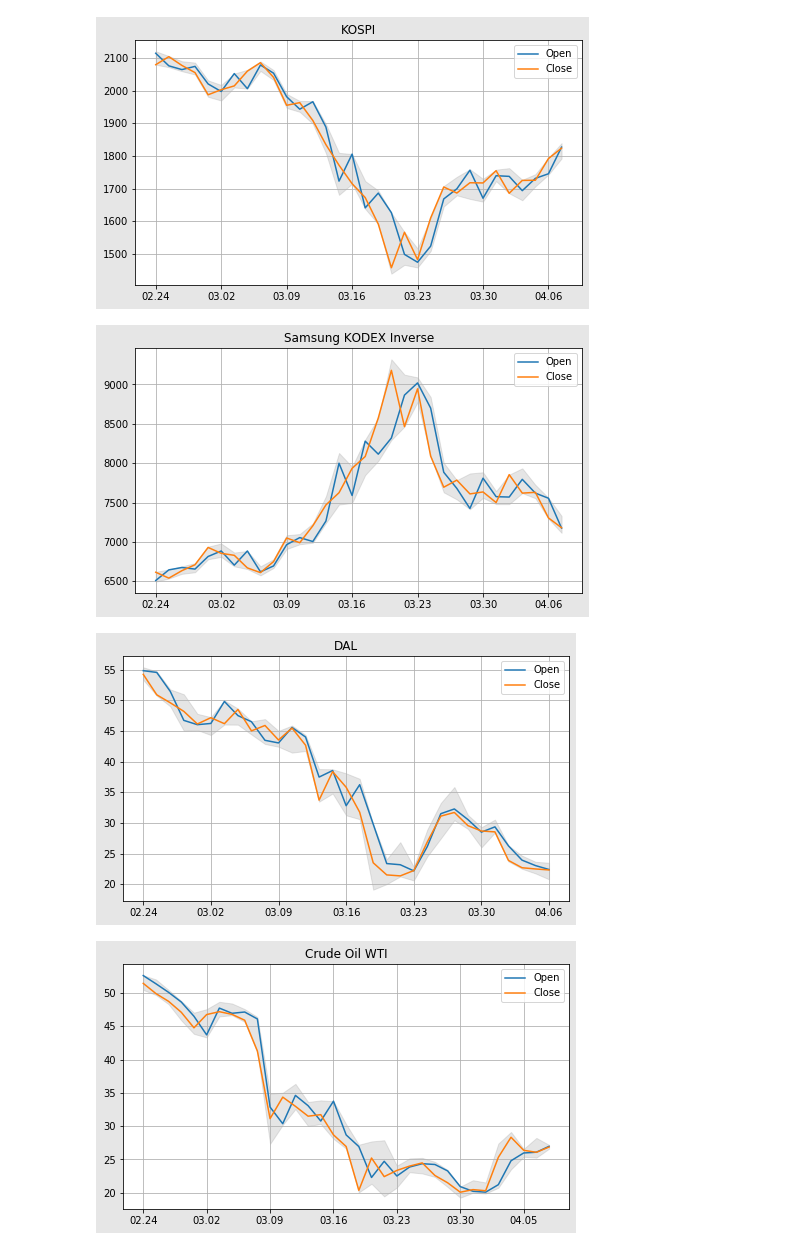
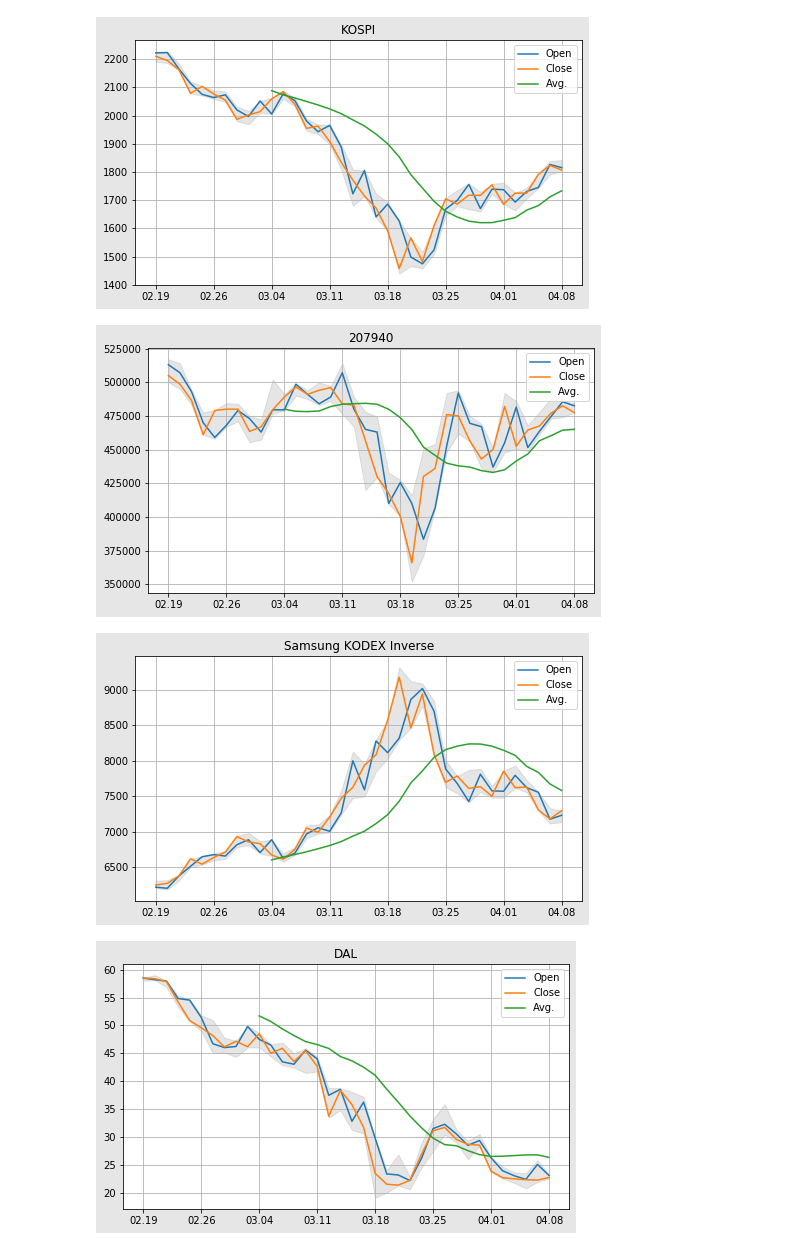
Before and after one commit to ajmal017/money, a Jupyter notebook: stock.ipynb, the cells around one changed output. Saved outputs shown, nothing was run; the diff lists cells and outputs as text; code cells hidden in the pictures.

```diff
--- a/stock.ipynb
+++ b/stock.ipynb
@@ -3,17 +3,19 @@ import matplotlib.pyplot as plt
 import investpy
 from datetime import date, datetime, timedelta
 import matplotlib.dates as mdates
+import numpy as np
 
 # fromDate = '01/03/2020'
 tickFreq = 5
 today = date.today()
-fromDate = today - timedelta(weeks=6) - timedelta(days=1)
+fromDate = today - timedelta(weeks=7) - timedelta(days=1)
 fromDate = fromDate.strftime("%d/%m/%Y")
 
-class gcAsset:
-    def __init__(self, name, kind, country, fromDate, interval='Daily'):
+class gcEquity:
+    def __init__(self, name, kind, country, fromDate, interval='Daily', avgDays=10):
         if country == 'us': country = 'united states'
         if country == 'korea': country = 'south korea'
+#         fromDate = fromDate - timedelta(days=mean)
         self.name = name
         if kind == 'etf':
             self.df = investpy.get_etf_historical_data(etf=name,
@@ -41,49 +43,60 @@ class gcAsset:
                                             as_json=False, order='ascending')
         else:
             return('missing kind')
+
+        # delete no business days
         self.df = self.df[~(self.df.iloc[:,1] == self.df.iloc[:,2])]
+
+        # get averages
+        tmp = [self.df.Close[idx-avgDays:idx].mean(axis=0) for idx in range(avgDays,self.df.shape[0])]
+        self.df['avg'] = np.nan
+        self.df.loc[avgDays:, 'avg'] = tmp
 
     def plot(self):
         fig = plt.figure(figsize=[8,4.5])
 
         ax = fig.add_subplot(1,1,1)
-        ax.plot(range(self.df.index.size), self.df[['Open','Close']])
+        ax.plot(range(self.df.index.size), self.df[['Open','Close','avg']])
 
         ax.set_xticks(range(0,self.df.index.size,tickFreq))
         xTickLabels = list(self.df.index.strftime("%m.%d"))[::tickFreq]
         ax.set_xticklabels(xTickLabels)
 
-        ax.legend(('Open','Close'))
+        ax.legend(('Open','Close','Avg.'))
         ax.set_title(self.name)
 
         ax.fill_between(range(self.df.index.size), self.df['Low'], self.df['High'], color='Gray', alpha=0.2)
         ax.grid(True)
         fig.patch.set_facecolor((0.9, 0.9, 0.9))
 
 asset = 'KOSPI 200'
 asset = 'KOSPI 200 Future'
 asset = 'KOSPI 200 Futures Inverse'
 asset = 'KOSPI'
 
-KP = gcAsset('KOSPI', 'index', 'korea', fromDate)
+KP = gcEquity('KOSPI', 'index', 'korea', fromDate)
 KP.plot()
 
-KP_I = gcAsset('Samsung KODEX Inverse', 'etf', 'korea', fromDate)
+SamBio = gcEquity('207940', 'stock', 'korea', fromDate)
+SamBio.plot()
+
+KP_I = gcEquity('Samsung KODEX Inverse', 'etf', 'korea', fromDate)
 KP_I.plot()
 
-DAL = gcAsset('DAL', 'stock', 'us', fromDate)
+DAL = gcEquity('DAL', 'stock', 'us', fromDate)
 DAL.plot()
 
 # print(investpy.commodities.get_commodities_list())
-WTI = gcAsset('Crude Oil WTI', 'commodity', 'us', fromDate)
-WTI.plot()
-# WTI = gcAsset('Samsung Securities Leverage WTI Crude Oil Futures', 'etf', 'korea', fromDate)
+# WTI = gcEquity('Crude Oil WTI', 'commodity', 'us', fromDate)
 # WTI.plot()
+
+# WTI = gcEquity('Samsung Securities Leverage WTI Crude Oil Futures', 'etf', 'korea', fromDate)
+# WTI.plot()
 # %% [output]
-[figure, old version]
+[figure, new version]
-[figure, old version]
+[figure, new version]
-[figure, old version]
+[figure, new version]
-[figure, old version]
+[figure, new version]
 # %%
 # https://medium.com/@jouneidraza522/yahoo-finance-api-to-get-stocks-tickers-data-in-python-c49820249a18
 # https://towardsdatascience.com/collect-trading-data-with-pandas-library-8904659f2122
```
